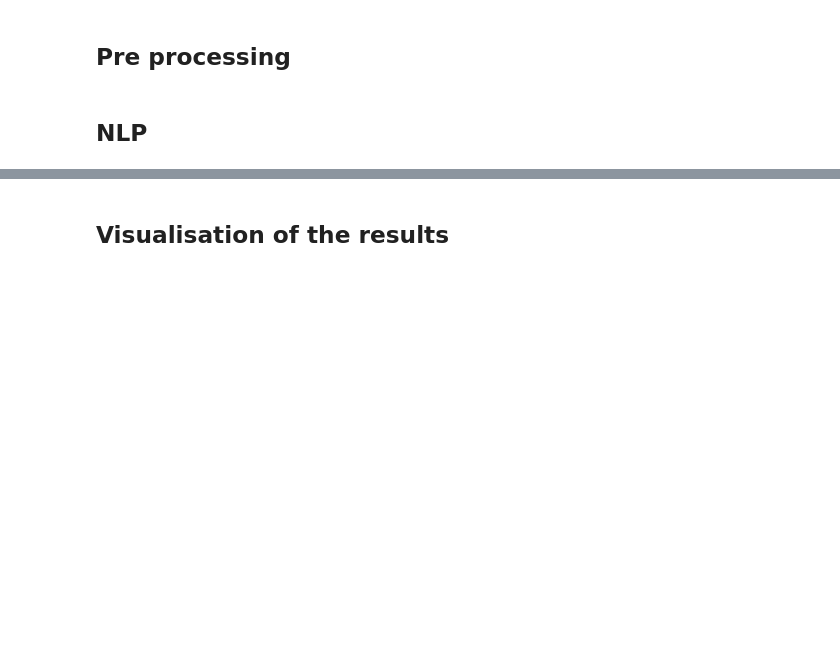
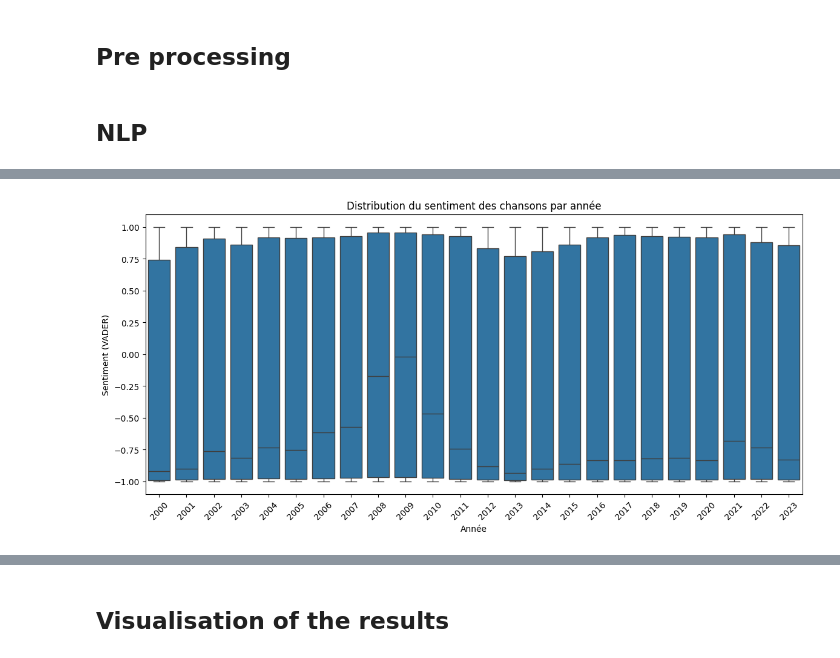
Before and after one commit to Isahrv/nlp_lyrics_analysis, a Jupyter notebook: code.ipynb, the cells around one changed output, grey strips where cells are left out. Cells and saved outputs as stored; diff of their text form; code cells hidden in the pictures; blank space fills up the shorter version.

```diff
--- a/code.ipynb
+++ b/code.ipynb
@@ -199,0 +433,10 @@ df["sentiment"] = df["clean_lyrics"].apply(vader_score)
+# %%
+plt.figure(figsize=(14,6))
+sns.boxplot(x="year", y="sentiment", data=df_top)
+plt.title("Distribution du sentiment des chansons par année")
+plt.xlabel("Année")
+plt.ylabel("Sentiment (VADER)")
+plt.xticks(rotation=45)
+plt.show()
+# %% [output]
+[figure, added]
```
Also changed, not shown: parts of 27 cells of this notebook, 2 other files.
